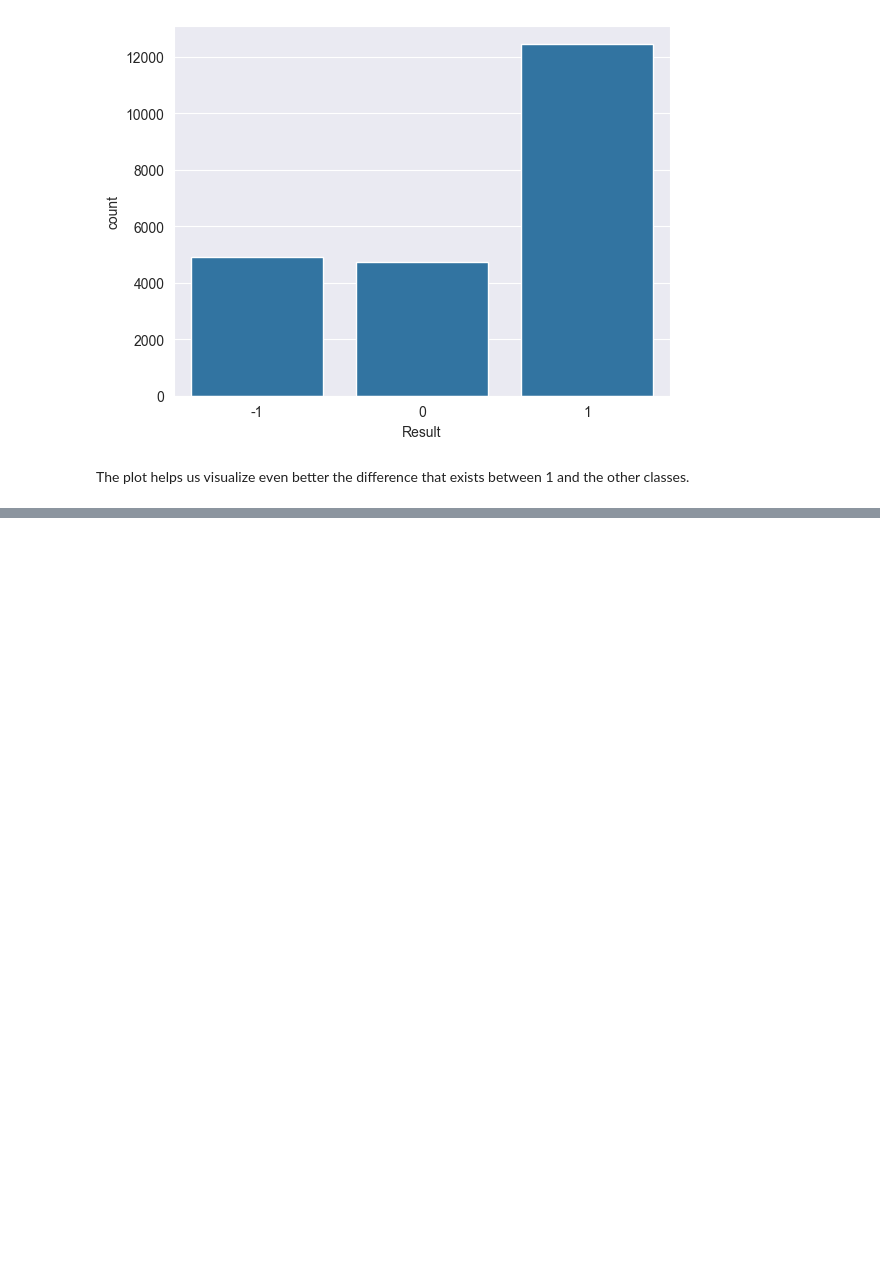
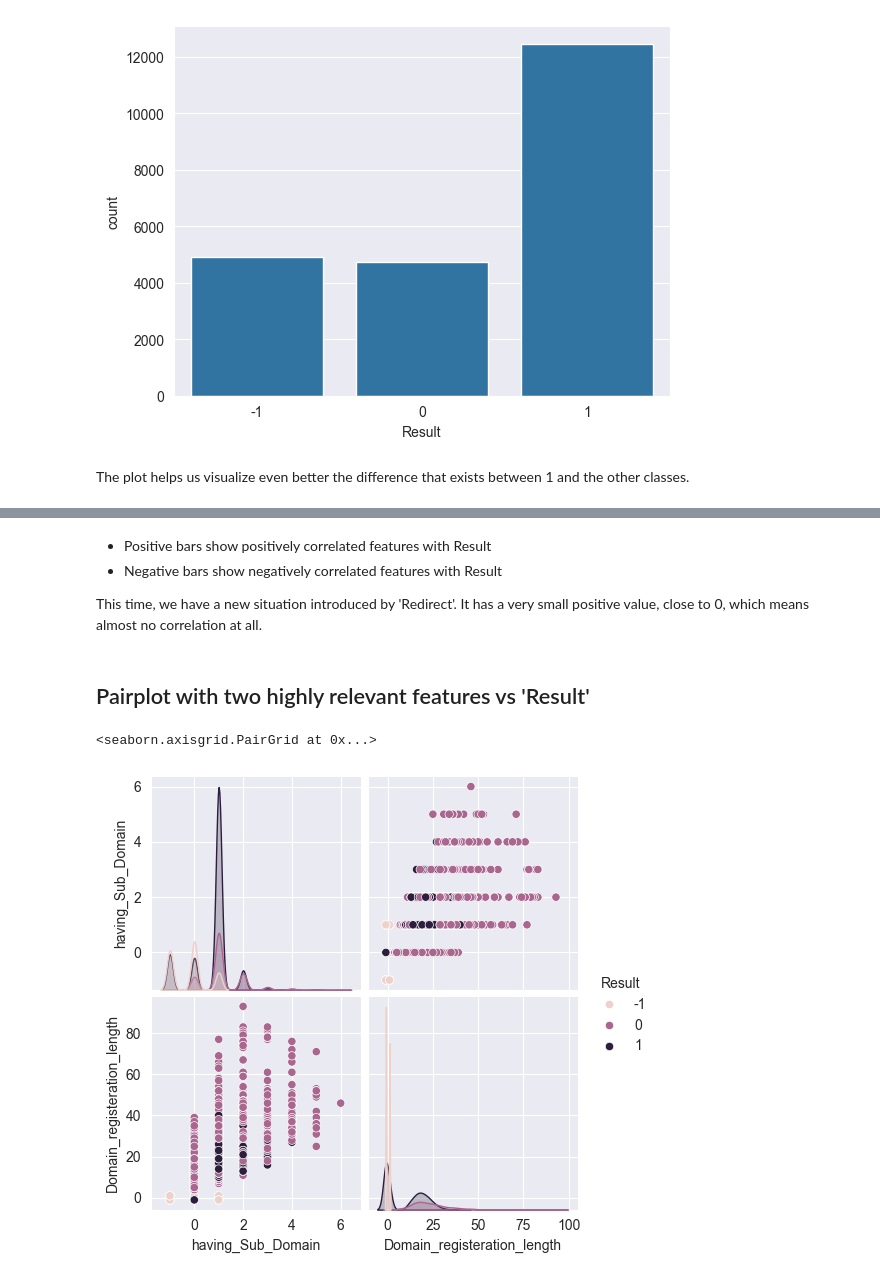
Before and after one commit to gabrielalaa/PhisingDetection, a Jupyter notebook: notebooks/merged_datasets.ipynb, the cells around one changed output, grey strips where cells are left out. Saved outputs shown, nothing was run; the diff lists cells and outputs as text; code cells hidden in the pictures; blank space fills up the shorter version.

```diff
--- a/notebooks/merged_datasets.ipynb
+++ b/notebooks/merged_datasets.ipynb
@@ -186,0 +209,12 @@ The plot helps us visualize even better the difference that exists between 1 and
+# %% [markdown]
+- Positive bars show positively correlated features with Result
+- Negative bars show negatively correlated features with Result
+
+This time, we have a new situation introduced by 'Redirect'. It has a very small positive value, close to 0, which means almost no correlation at all.
+# %% [markdown]
+## Pairplot with two highly relevant features vs 'Result'
+# %%
+sns.pairplot(df[['having_Sub_Domain','Domain_registeration_length','Result']], hue="Result")
+# %% [output]
+<seaborn.axisgrid.PairGrid at 0x...>
+[figure, added]
```
Also changed, not shown: parts of 7 cells of this notebook, 1 other file.
